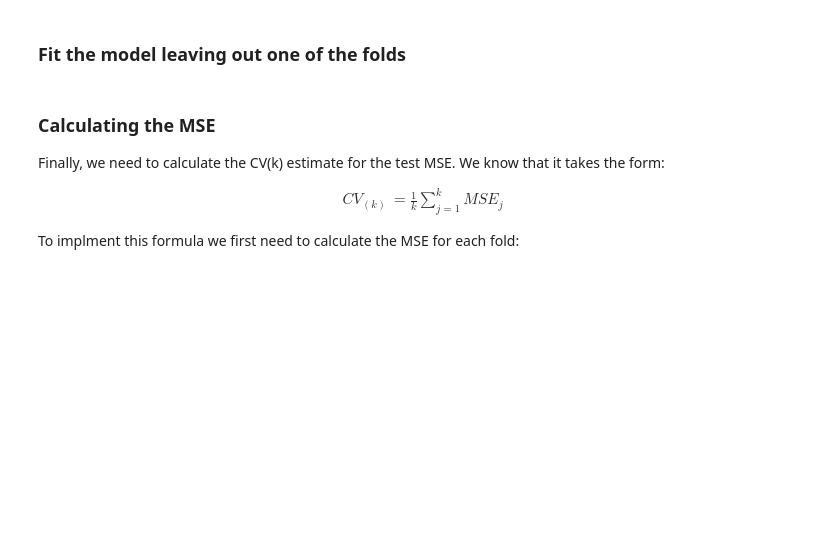
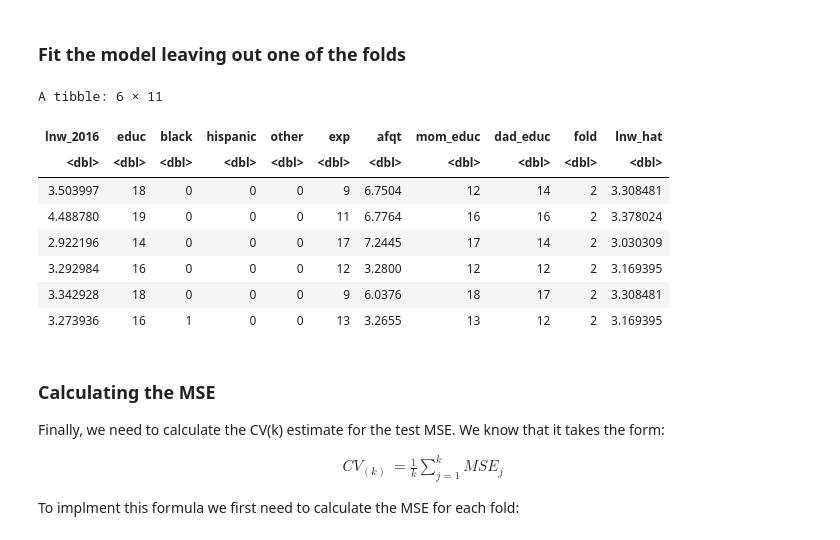
Before and after one commit to ignaciomsarmiento/BDML_202401, a Jupyter notebook: Modulo02/Modulo02_CV.ipynb, the cells around one changed output. Cells and saved outputs as stored; diff of their text form; code cells hidden in the pictures; blank space fills up the shorter version.

```diff
--- a/Modulo02/Modulo02_CV.ipynb
+++ b/Modulo02/Modulo02_CV.ipynb
@@ -403,7 +513,17 @@ for(i in 1:5){
     db_test[[i]]<- db_test[[i]]  %>% mutate(lnw_hat=predict(fit1,newdata=db_test[[i]]))
 }
 # %%
-head(db_test[[1]])
+head(db_test[[2]])
+# %% [output]
+A tibble: 6 × 11
+| lnw_2016 | educ | black | hispanic | other | exp | afqt | mom_educ | dad_educ | fold | lnw_hat |
+| <dbl> | <dbl> | <dbl> | <dbl> | <dbl> | <dbl> | <dbl> | <dbl> | <dbl> | <dbl> | <dbl> |
+| 3.503997 | 18 | 0 | 0 | 0 | 9 | 6.7504 | 12 | 14 | 2 | 3.308481 |
+| 4.488780 | 19 | 0 | 0 | 0 | 11 | 6.7764 | 16 | 16 | 2 | 3.378024 |
+| 2.922196 | 14 | 0 | 0 | 0 | 17 | 7.2445 | 17 | 14 | 2 | 3.030309 |
+| 3.292984 | 16 | 0 | 0 | 0 | 12 | 3.2800 | 12 | 12 | 2 | 3.169395 |
+| 3.342928 | 18 | 0 | 0 | 0 | 9 | 6.0376 | 18 | 17 | 2 | 3.308481 |
+| 3.273936 | 16 | 1 | 0 | 0 | 13 | 3.2655 | 13 | 12 | 2 | 3.169395 |
 # %% [markdown]
 
 ### Calculating the MSE
```
Also changed, not shown: parts of 21 cells of this notebook, 2 other files.
